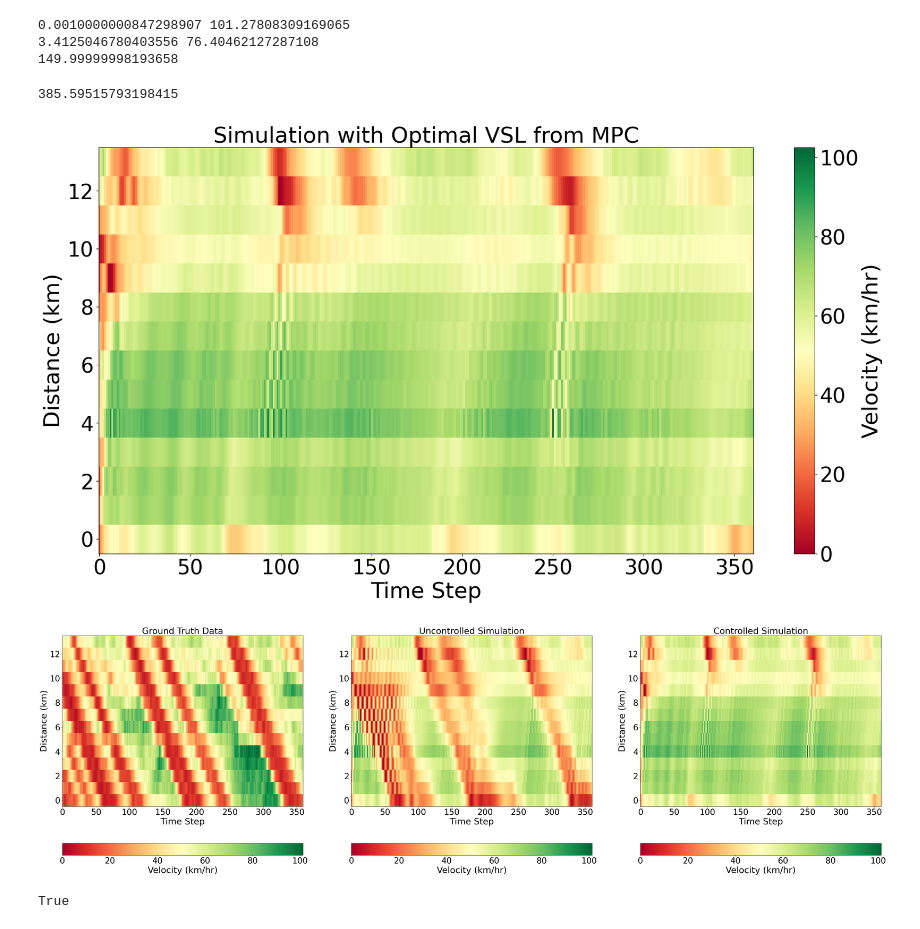
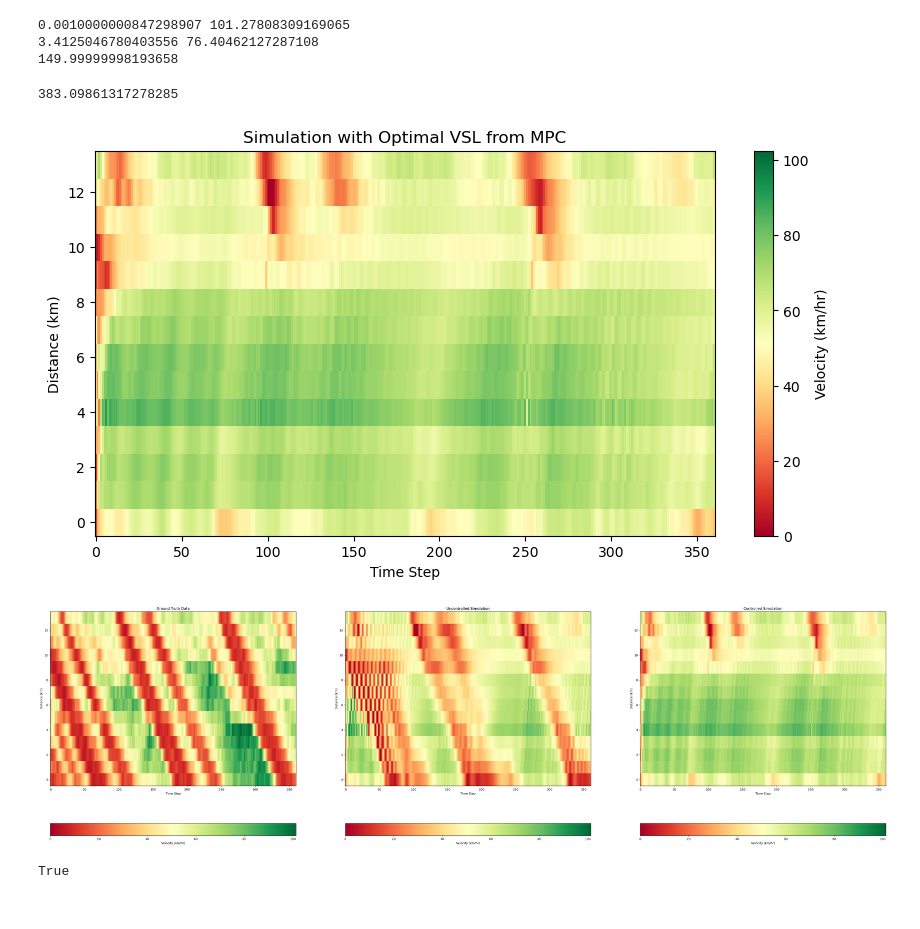
Before and after one commit to Tristanchaang/mpc-traffic-flow, a Jupyter notebook: experiments/run_controllable_congestion.ipynb, the cells around one changed output. Drawn from its saved outputs; the diff is of its cells as text; code cells hidden in the pictures.

```diff
--- a/experiments/run_controllable_congestion.ipynb
+++ b/experiments/run_controllable_congestion.ipynb
@@ -34,9 +33,9 @@ start_time_step = int(start_time / time_step)
 # %%
 # Read in the data
 DATE = "11_30"
-CONSTRAINT = "speed_lb"                # or "speed_lb", "hold_length", "safety_sweep"
-SPEED_LBS = [54]
-if CONSTRAINT == "": assert(SPEED_LBS == [0])
+CONSTRAINT = ""                # or "speed_lb", "hold_length", "safety_sweep"
+SPEED_LBS = [0]
+assert(CONSTRAINT == "" or SPEED_LBS == [0])
 
 calibration_id = DEFAULT_CALIBRATION # default: "calibration_static/fixed_ramping"
 calibration_interval = None            # None if static, else interval in time steps
@@ -52,3 +51,7 @@ results_path = ensure_dir(
 assert os.path.exists(cal_path), f"Calibration parameters not found at {cal_path}"
 assert os.path.exists(f'{data_path}/v_hat.npy') and os.path.exists(f'{data_path}/rho_hat.npy'), \
     f"Data not found at {data_path}"
+
+print("data_path:\t", str(data_path))
+print("cal_path:\t", str(cal_path))
+print("results_path:\t", str(results_path))
@@ -157,7 +166,7 @@ Total travel time: 550.629 vehicle-hours
 max_v = max(np.max(velocity_data), np.max(v_sim))
 print(f"{max_v=}")
 
-p = Plotter(1, 2, figsize=(30, 10))
+p = Plotter(1, 2)
 
 for i, mat in enumerate([velocity_data, v_sim]):
   p.fig.colorbar(
@@ -298,7 +307,7 @@ print("TTS (VSL=150):", tts_150)
 vmin = min(np.min(velocity_data[:, 1:-1]), v_130.min(), v_150.min())
 vmax = 150 #max(np.max(velocity_data[:, 1:-1]), v_130.max(), v_150.max())
 
-p = Plotter(1, 2, figsize=(30, 10))
+p = Plotter(1, 2)
 for i, (v_mat, sl, tts) in enumerate(zip([v_130, v_150], [130, 150], [tts_130, tts_150])):
   p.fig.colorbar(
       mappable=p[i].imshow(v_mat.T, cmap='RdYlGn', aspect='auto', interpolation='none', vmin=vmin, vmax=vmax),
@@ -356,7 +365,7 @@ logging.getLogger('pyomo.core').setLevel(logging.ERROR)
 import json
 from mpc_metanet import mpc_find_vsl
 
-init_path = f'{results_path}/optimal_vsl_92.npy'
+# init_path = f'{results_path}/optimal_vsl_92.npy'
 # init_vsl = np.load(init_path)
 for speed_lb in SPEED_LBS:#[24, 27, 30]:
     vsl_opt_config = {
@@ -387,7 +396,8 @@ for speed_lb in SPEED_LBS:#[24, 27, 30]:
     else: path_id = f"optimal_vsl"
     os.makedirs(results_path, exist_ok=True)
     if vsl_opt_config["initialize_vsl"] is not None:
-        vsl_opt_config["initialize_vsl"] = f"loaded from file {init_path}"
+        raise NotImplementedError("Loading from file is not implemented yet")
+        # vsl_opt_config["initialize_vsl"] = f"loaded from file {init_path}"
 
     # WRITES
     np.save(f'{results_path}/{path_id}.npy', optimal_vsl)
@@ -474,7 +484,7 @@ p_opt, v_opt, queue, tts_opt = run_metanet_sim_plottable(time_step,
 
 print(tts_opt)
 
-p = Plotter(1, 1, figsize=(20, 10))
+p = Plotter(1, 1)
 p[0] = {'title': 'Simulation with Optimal VSL from MPC', 'xlabel': 'Time Step', 'ylabel': 'Distance (km)'}
 p.fig.colorbar(
   p[0].imshow(v_opt.T, cmap='RdYlGn', aspect='auto', interpolation='none', vmin=0, vmax=np.max(velocity_data).item()),
@@ -482,26 +492,26 @@ p.fig.colorbar(
 )
 p[0].invert_yaxis()
 # %% [output]
-385.59515793198415
+383.09861317278285
-[figure, old version]
+[figure, new version]
 # %%
 # Read in v_pred.npy from the path location
 max_v = max(np.max(v_baseline), np.max(v_opt))
 
-p = Plotter(1, 3, figsize=(50, 15))
+p = Plotter(1, 3)
 for i, mat in enumerate([velocity_data, v_baseline, v_opt]):
   p.fig.colorbar(
       mappable=p[i].imshow(mat.T, cmap='RdYlGn', aspect='auto', interpolation='none', vmin=0, vmax=max_v),
       ax=p[i], label='Velocity (km/hr)', orientation='horizontal'
   )
   p[i] = {'xlabel': 'Time Step', 'ylabel': 'Distance (km)'}
   p[i].invert_yaxis()
 p[0] = {'title': 'Ground Truth Data'}
 p[1] = {'title': 'Uncontrolled Simulation'}
 p[2] = {'title': 'Controlled Simulation'}
 # plt.savefig("/Users/tristanchaang/MIT/UROP-Traffic/mpc-traffic-flow/figs/11_22_tsdiagram", dpi=150, bbox_inches='tight')
 # %% [output]
-[figure, old version]
+[figure, new version]
 # %%
 np.allclose(queue, 0)
 # %% [output]
```
Also changed, not shown: parts of 18 cells of this notebook, 10 other files.
